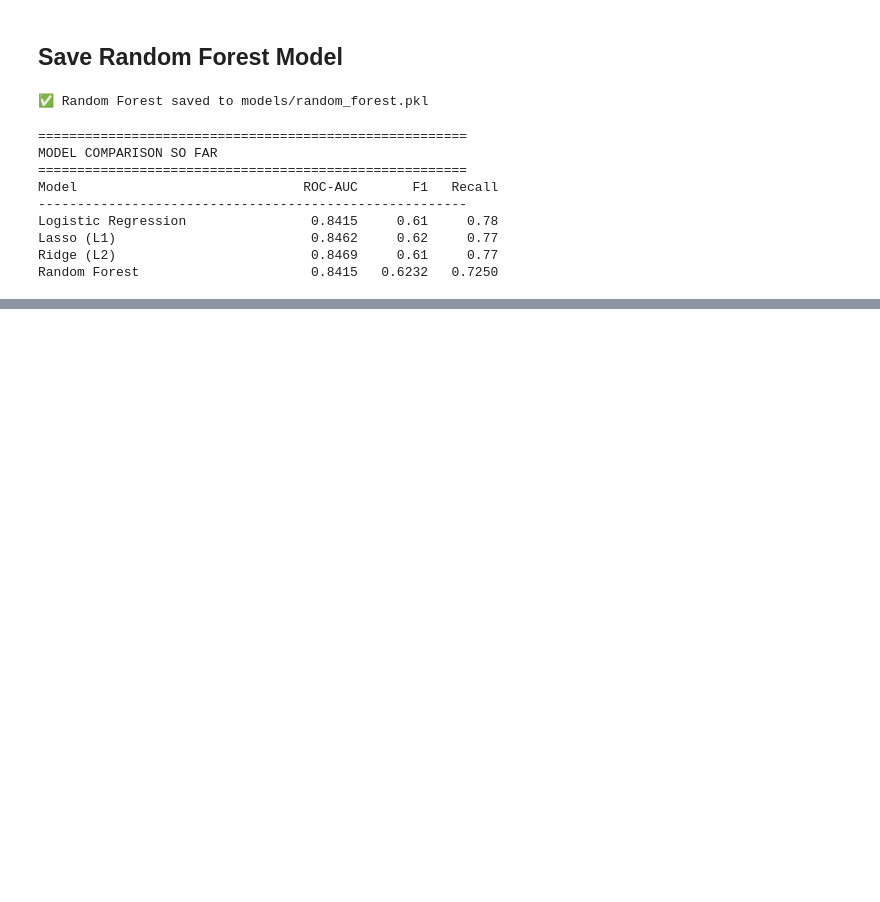
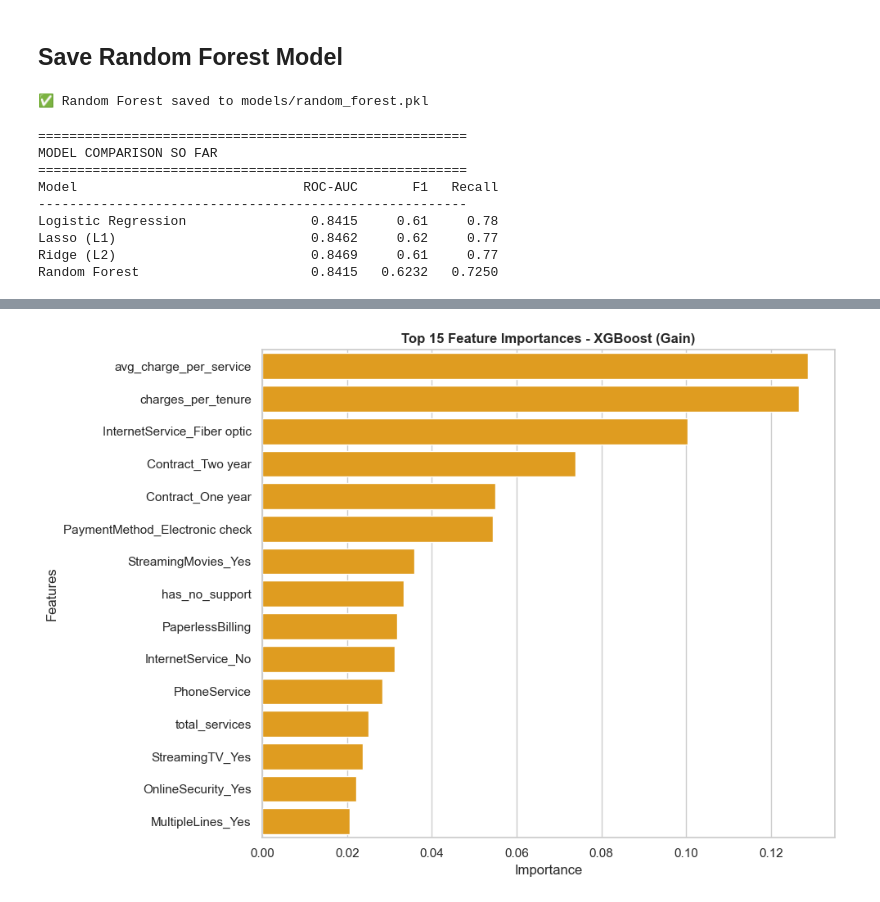
Before and after one commit to chldbng/customer-churn-predictor, a Jupyter notebook: notebooks/03_Modeling.ipynb, the cells around one changed output, grey strips where cells are left out. Cells and saved outputs as stored; diff of their text form; code cells hidden in the pictures; blank space fills up the shorter version.

```diff
--- a/notebooks/03_Modeling.ipynb
+++ b/notebooks/03_Modeling.ipynb
@@ -823,0 +985,14 @@ Random Forest                      0.8415   0.6232   0.7250
+# %%
+importances_xgb = best_xgb.named_steps['model'].feature_importances_
+
+xgb_feat_df = pd.DataFrame({'Features': X.columns.tolist(),
+                           'Importance': importances_xgb}).sort_values('Importance', ascending = False).head(15)
+
+plt.figure(figsize = (10,7))
+sns.barplot(data = xgb_feat_df, x = 'Importance', y = 'Features', color = 'orange')
+plt.title('Top 15 Feature Importances - XGBoost (Gain)', fontsize = 12, fontweight = 'bold')
+plt.tight_layout()
+plt.savefig('../reports/figures/feature_importance_xgb.png', dpi=150, bbox_inches='tight')
+plt.show()
+# %% [output]
+[figure, added]
```
Also changed, not shown: parts of 24 cells of this notebook, 9 other files.
